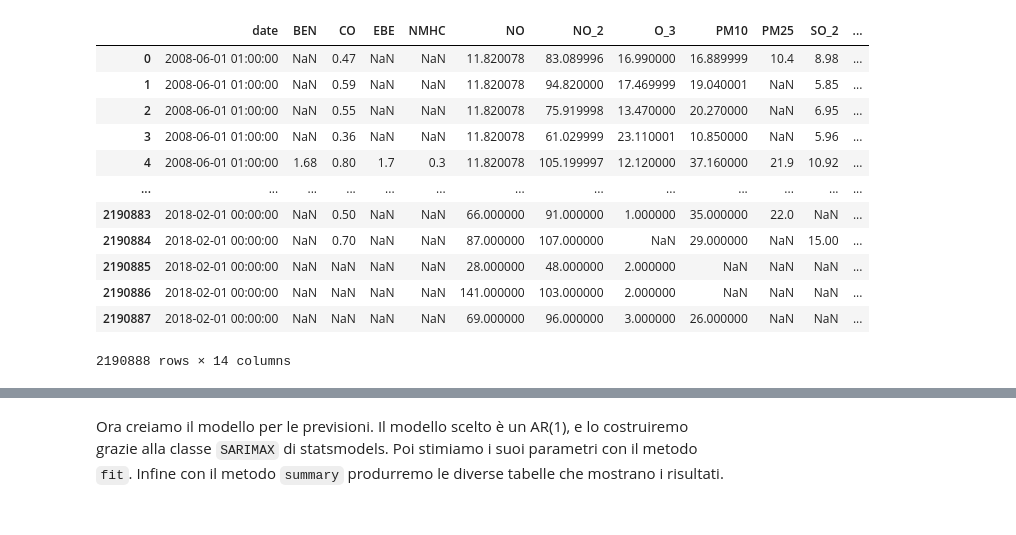
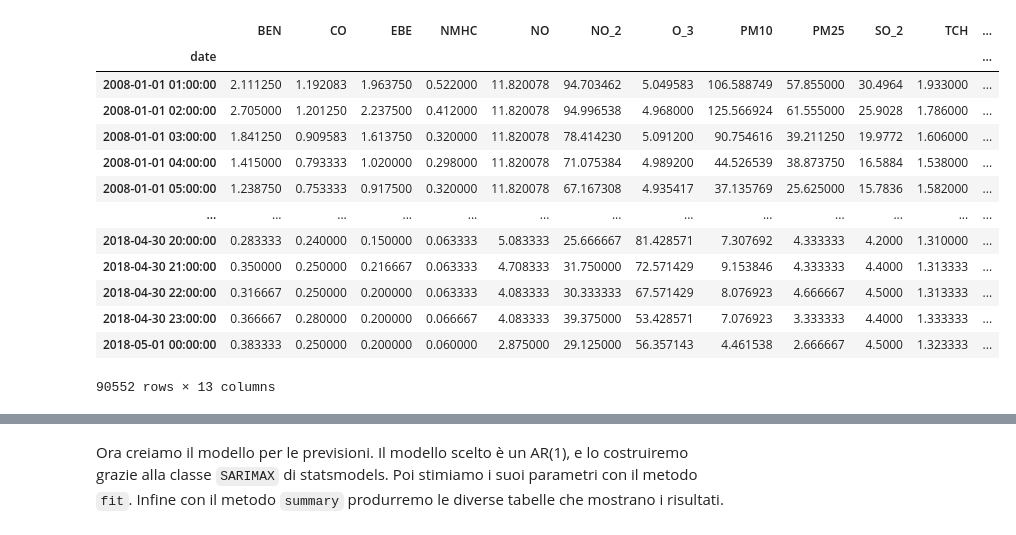
Before and after one commit to ChiaraAmalia/DataScience2Project, a Jupyter notebook: forecasting.ipynb, the cells around one changed output, grey strips where cells are left out. Cells and saved outputs as stored; diff of their text form; code cells hidden in the pictures.

```diff
--- a/forecasting.ipynb
+++ b/forecasting.ipynb
@@ -11,18 +11,22 @@ import statsmodels.api as sm
 # %%
 allMadrid = pd.read_csv(path+"out.csv")
 allMadrid['date'] = pd.to_datetime(allMadrid['date'], format='%Y/%m/%d %H:%M:%S')
+allMadrid=allMadrid.groupby(['date']).mean()
+#index = pd.DatetimeIndex(allMadrid['date'])
+#allMadrid.index = index
 display(allMadrid)
 # %% [output]
-|  | date | BEN | CO | EBE | NMHC | NO | NO_2 | O_3 | PM10 | PM25 | SO_2 | ... |
-| 0 | 2008-06-01 01:00:00 | NaN | 0.47 | NaN | NaN | 11.820078 | 83.089996 | 16.990000 | 16.889999 | 10.4 | 8.98 | ... |
-| 1 | 2008-06-01 01:00:00 | NaN | 0.59 | NaN | NaN | 11.820078 | 94.820000 | 17.469999 | 19.040001 | NaN | 5.85 | ... |
-| 2 | 2008-06-01 01:00:00 | NaN | 0.55 | NaN | NaN | 11.820078 | 75.919998 | 13.470000 | 20.270000 | NaN | 6.95 | ... |
-| 3 | 2008-06-01 01:00:00 | NaN | 0.36 | NaN | NaN | 11.820078 | 61.029999 | 23.110001 | 10.850000 | NaN | 5.96 | ... |
-| 4 | 2008-06-01 01:00:00 | 1.68 | 0.80 | 1.7 | 0.3 | 11.820078 | 105.199997 | 12.120000 | 37.160000 | 21.9 | 10.92 | ... |
+|  | BEN | CO | EBE | NMHC | NO | NO_2 | O_3 | PM10 | PM25 | SO_2 | TCH | ... |
+| date |  |  |  |  |  |  |  |  |  |  |  | ... |
+| 2008-01-01 01:00:00 | 2.111250 | 1.192083 | 1.963750 | 0.522000 | 11.820078 | 94.703462 | 5.049583 | 106.588749 | 57.855000 | 30.4964 | 1.933000 | ... |
+| 2008-01-01 02:00:00 | 2.705000 | 1.201250 | 2.237500 | 0.412000 | 11.820078 | 94.996538 | 4.968000 | 125.566924 | 61.555000 | 25.9028 | 1.786000 | ... |
+| 2008-01-01 03:00:00 | 1.841250 | 0.909583 | 1.613750 | 0.320000 | 11.820078 | 78.414230 | 5.091200 | 90.754616 | 39.211250 | 19.9772 | 1.606000 | ... |
+| 2008-01-01 04:00:00 | 1.415000 | 0.793333 | 1.020000 | 0.298000 | 11.820078 | 71.075384 | 4.989200 | 44.526539 | 38.873750 | 16.5884 | 1.538000 | ... |
+| 2008-01-01 05:00:00 | 1.238750 | 0.753333 | 0.917500 | 0.320000 | 11.820078 | 67.167308 | 4.935417 | 37.135769 | 25.625000 | 15.7836 | 1.582000 | ... |
 | ... | ... | ... | ... | ... | ... | ... | ... | ... | ... | ... | ... | ... |
-| 2190883 | 2018-02-01 00:00:00 | NaN | 0.50 | NaN | NaN | 66.000000 | 91.000000 | 1.000000 | 35.000000 | 22.0 | NaN | ... |
-| 2190884 | 2018-02-01 00:00:00 | NaN | 0.70 | NaN | NaN | 87.000000 | 107.000000 | NaN | 29.000000 | NaN | 15.00 | ... |
-| 2190885 | 2018-02-01 00:00:00 | NaN | NaN | NaN | NaN | 28.000000 | 48.000000 | 2.000000 | NaN | NaN | NaN | ... |
-| 2190886 | 2018-02-01 00:00:00 | NaN | NaN | NaN | NaN | 141.000000 | 103.000000 | 2.000000 | NaN | NaN | NaN | ... |
-| 2190887 | 2018-02-01 00:00:00 | NaN | NaN | NaN | NaN | 69.000000 | 96.000000 | 3.000000 | 26.000000 | NaN | NaN | ... |
+| 2018-04-30 20:00:00 | 0.283333 | 0.240000 | 0.150000 | 0.063333 | 5.083333 | 25.666667 | 81.428571 | 7.307692 | 4.333333 | 4.2000 | 1.310000 | ... |
+| 2018-04-30 21:00:00 | 0.350000 | 0.250000 | 0.216667 | 0.063333 | 4.708333 | 31.750000 | 72.571429 | 9.153846 | 4.333333 | 4.4000 | 1.313333 | ... |
+| 2018-04-30 22:00:00 | 0.316667 | 0.250000 | 0.200000 | 0.063333 | 4.083333 | 30.333333 | 67.571429 | 8.076923 | 4.666667 | 4.5000 | 1.313333 | ... |
+| 2018-04-30 23:00:00 | 0.366667 | 0.280000 | 0.200000 | 0.066667 | 4.083333 | 39.375000 | 53.428571 | 7.076923 | 3.333333 | 4.4000 | 1.333333 | ... |
+| 2018-05-01 00:00:00 | 0.383333 | 0.250000 | 0.200000 | 0.060000 | 2.875000 | 29.125000 | 56.357143 | 4.461538 | 2.666667 | 4.5000 | 1.323333 | ... |
-2190888 rows × 14 columns
+90552 rows × 13 columns
```
Also changed, not shown: parts of 3 cells of this notebook.
